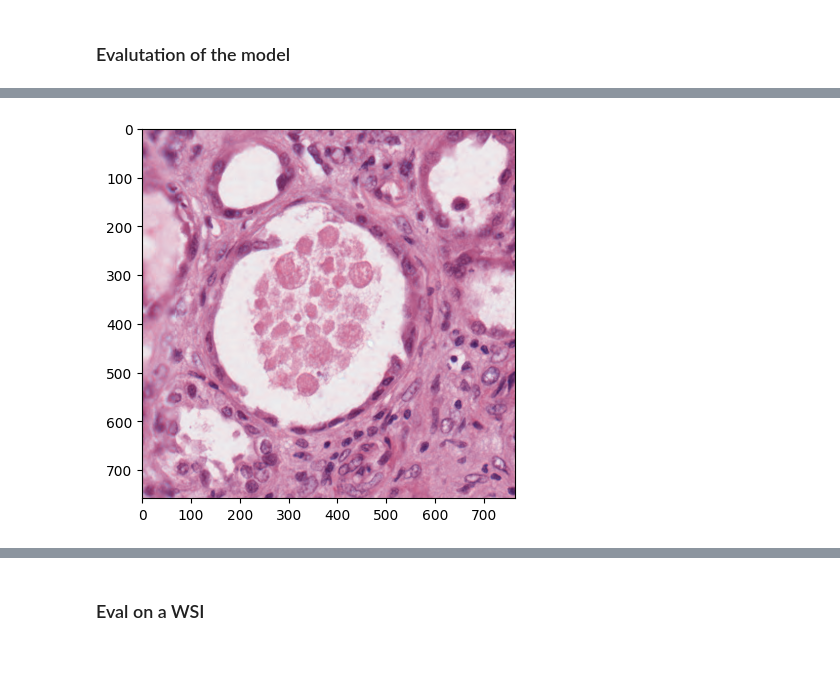
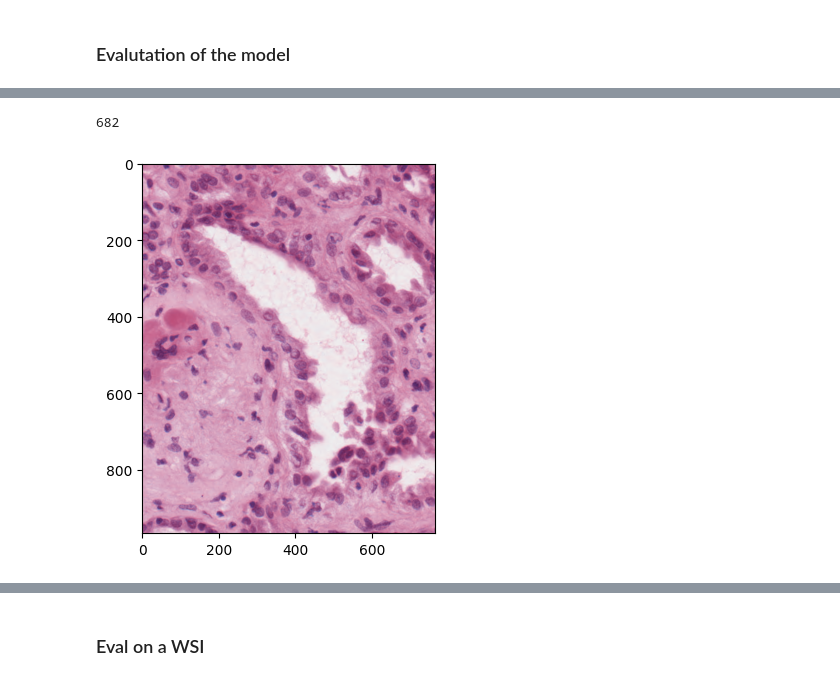
Before and after one commit to antoinehabis/Deep-ContourFlow, a Jupyter notebook: distance_map_dac.ipynb, the cells around one changed output, grey strips where cells are left out. Drawn from its saved outputs; the diff is of its cells as text; code cells hidden in the pictures.

```diff
--- a/distance_map_dac.ipynb
+++ b/distance_map_dac.ipynb
@@ -40,11 +102,17 @@ def preprocess_contour(contour_init,
+# %%
+120+91+87+82+61+37+30+28+26+24+22+22+18+17+17
+# %% [output]
+682
 # %%
 annotations = pd.read_csv(os.path.join(path_annotations,'annotations.csv'), index_col=0)
-row = annotations[annotations['image'] == filename]
+# 20163_2667263.tif
+row = annotations[annotations['image'] == '20163.svs']
 row = row.iloc[14]
 filename_img = row_to_filename(row)
+filename_img = '20163_2667263.tif'
 img_anchor = tifffile.imread(os.path.join(path_images,filename_img))
 new_img,HE = normalizer.normalize(img_anchor)
 plt.imshow(new_img)
 mask_anchor = tifffile.imread(os.path.join(path_masks,filename_img))
 # %% [output]
-[figure, old version]
+[figure, new version]
```
Also changed, not shown: parts of 8 cells of this notebook, 9 other files.
